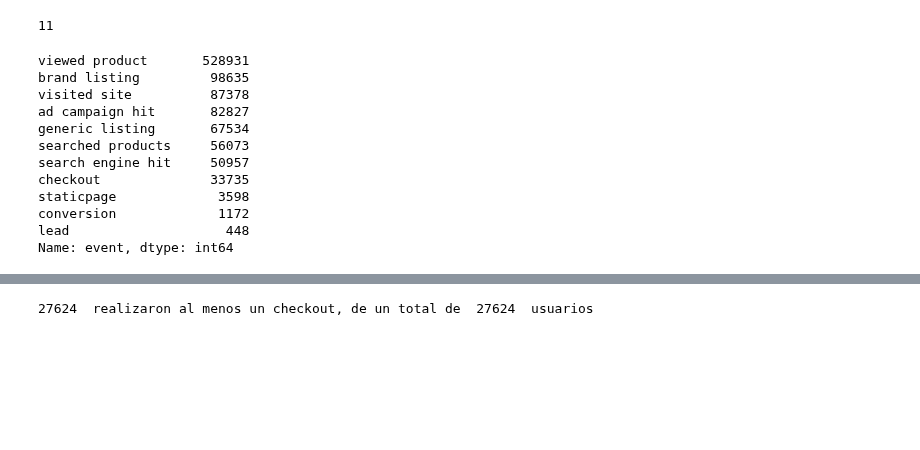
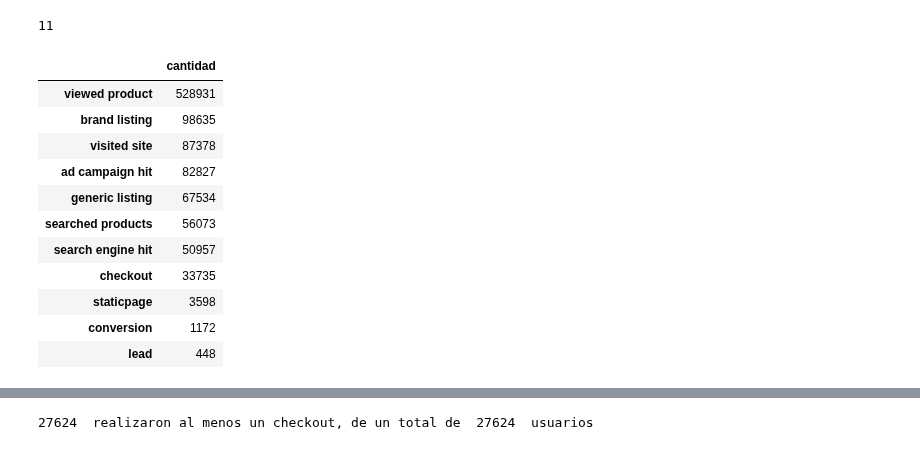
Before and after one commit to btusca/7506, a Jupyter notebook: TP2018/TP definitivo.ipynb, the cells around one changed output, grey strips where cells are left out. Drawn from its saved outputs; the diff is of its cells as text; code cells hidden in the pictures; blank space fills up the shorter version.

```diff
--- a/TP2018/TP definitivo.ipynb
+++ b/TP2018/TP definitivo.ipynb
@@ -128,18 +115,19 @@ Cantidad de usuarios total:  27624
 eventos['event'].value_counts().count()
 # %% [output]
 11
-# %%
-eventos['event'].value_counts()
-# %% [output]
-viewed product       528931
-brand listing         98635
-visited site          87378
-ad campaign hit       82827
-generic listing       67534
-searched products     56073
-search engine hit     50957
-checkout              33735
-staticpage             3598
-conversion             1172
-lead                    448
-Name: event, dtype: int64
+# %%
+tiposDeEvento = eventos['event'].value_counts().to_frame('cantidad')
+tiposDeEvento
+# %% [output]
+|  | cantidad |
+| viewed product | 528931 |
+| brand listing | 98635 |
+| visited site | 87378 |
+| ad campaign hit | 82827 |
+| generic listing | 67534 |
+| searched products | 56073 |
+| search engine hit | 50957 |
+| checkout | 33735 |
+| staticpage | 3598 |
+| conversion | 1172 |
+| lead | 448 |
```
Also changed, not shown: parts of 5 cells of this notebook.
